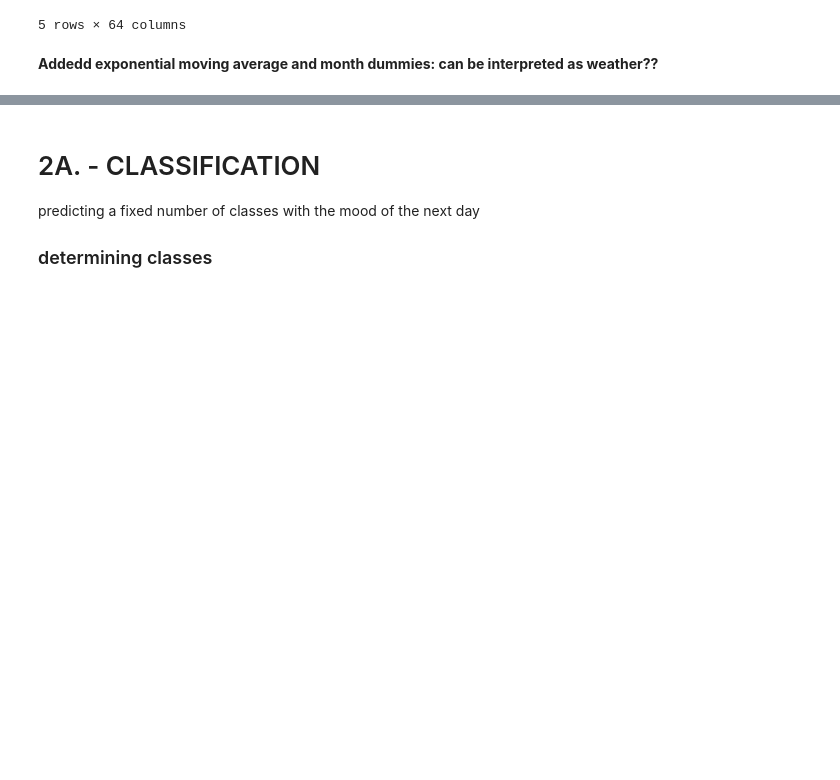
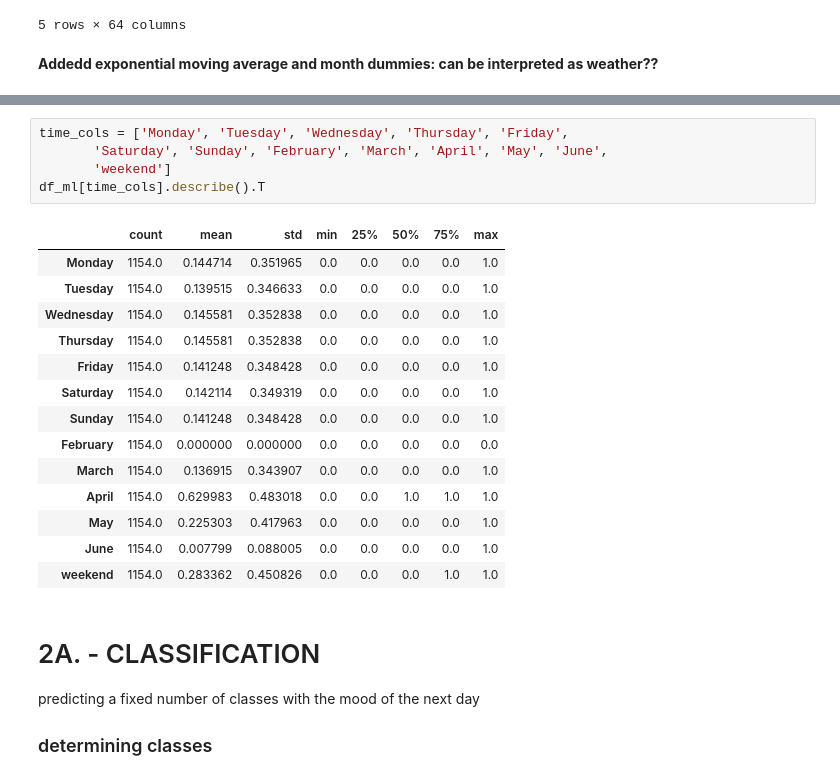
Before and after one commit to alicja-a-d/Data_Mining, a Jupyter notebook: assignment1_DMT_v1.ipynb, the cells around one changed output, grey strips where cells are left out. Drawn from its saved outputs; the diff is of its cells as text; blank space fills up the shorter version.

```diff
--- a/assignment1_DMT_v1.ipynb
+++ b/assignment1_DMT_v1.ipynb
@@ -804,3 +866,23 @@ df_ml.describe(include = "all").T
+# %%
+time_cols = ['Monday', 'Tuesday', 'Wednesday', 'Thursday', 'Friday',
+       'Saturday', 'Sunday', 'February', 'March', 'April', 'May', 'June',
+       'weekend']
+df_ml[time_cols].describe().T
+# %% [output]
+|  | count | mean | std | min | 25% | 50% | 75% | max |
+| Monday | 1154.0 | 0.144714 | 0.351965 | 0.0 | 0.0 | 0.0 | 0.0 | 1.0 |
+| Tuesday | 1154.0 | 0.139515 | 0.346633 | 0.0 | 0.0 | 0.0 | 0.0 | 1.0 |
+| Wednesday | 1154.0 | 0.145581 | 0.352838 | 0.0 | 0.0 | 0.0 | 0.0 | 1.0 |
+| Thursday | 1154.0 | 0.145581 | 0.352838 | 0.0 | 0.0 | 0.0 | 0.0 | 1.0 |
+| Friday | 1154.0 | 0.141248 | 0.348428 | 0.0 | 0.0 | 0.0 | 0.0 | 1.0 |
+| Saturday | 1154.0 | 0.142114 | 0.349319 | 0.0 | 0.0 | 0.0 | 0.0 | 1.0 |
+| Sunday | 1154.0 | 0.141248 | 0.348428 | 0.0 | 0.0 | 0.0 | 0.0 | 1.0 |
+| February | 1154.0 | 0.000000 | 0.000000 | 0.0 | 0.0 | 0.0 | 0.0 | 0.0 |
+| March | 1154.0 | 0.136915 | 0.343907 | 0.0 | 0.0 | 0.0 | 0.0 | 1.0 |
+| April | 1154.0 | 0.629983 | 0.483018 | 0.0 | 0.0 | 1.0 | 1.0 | 1.0 |
+| May | 1154.0 | 0.225303 | 0.417963 | 0.0 | 0.0 | 0.0 | 0.0 | 1.0 |
+| June | 1154.0 | 0.007799 | 0.088005 | 0.0 | 0.0 | 0.0 | 0.0 | 1.0 |
+| weekend | 1154.0 | 0.283362 | 0.450826 | 0.0 | 0.0 | 0.0 | 1.0 | 1.0 |
 # %% [markdown]
 # 2A. - CLASSIFICATION
 predicting a fixed number of classes with the mood of the next day
```
Also changed, not shown: parts of 39 cells of this notebook.
